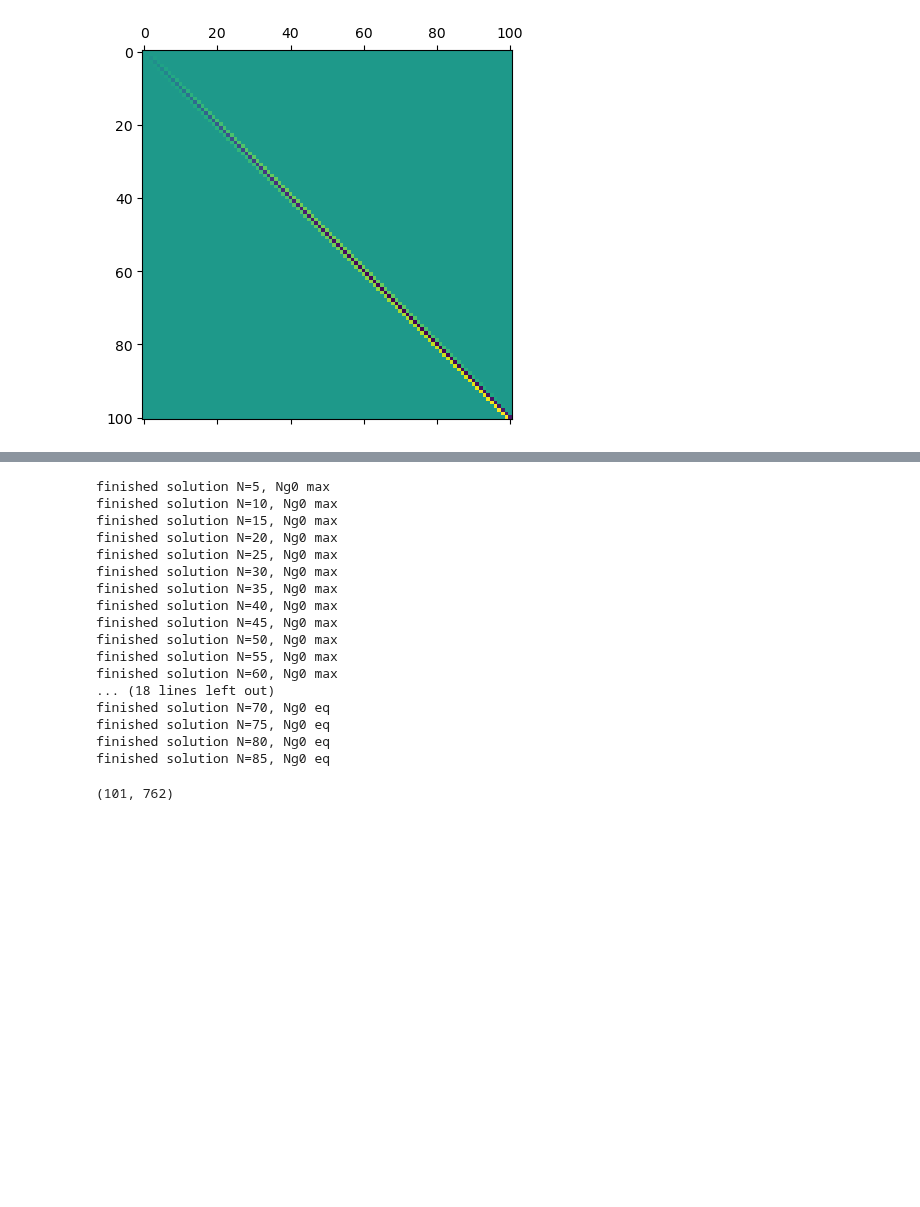
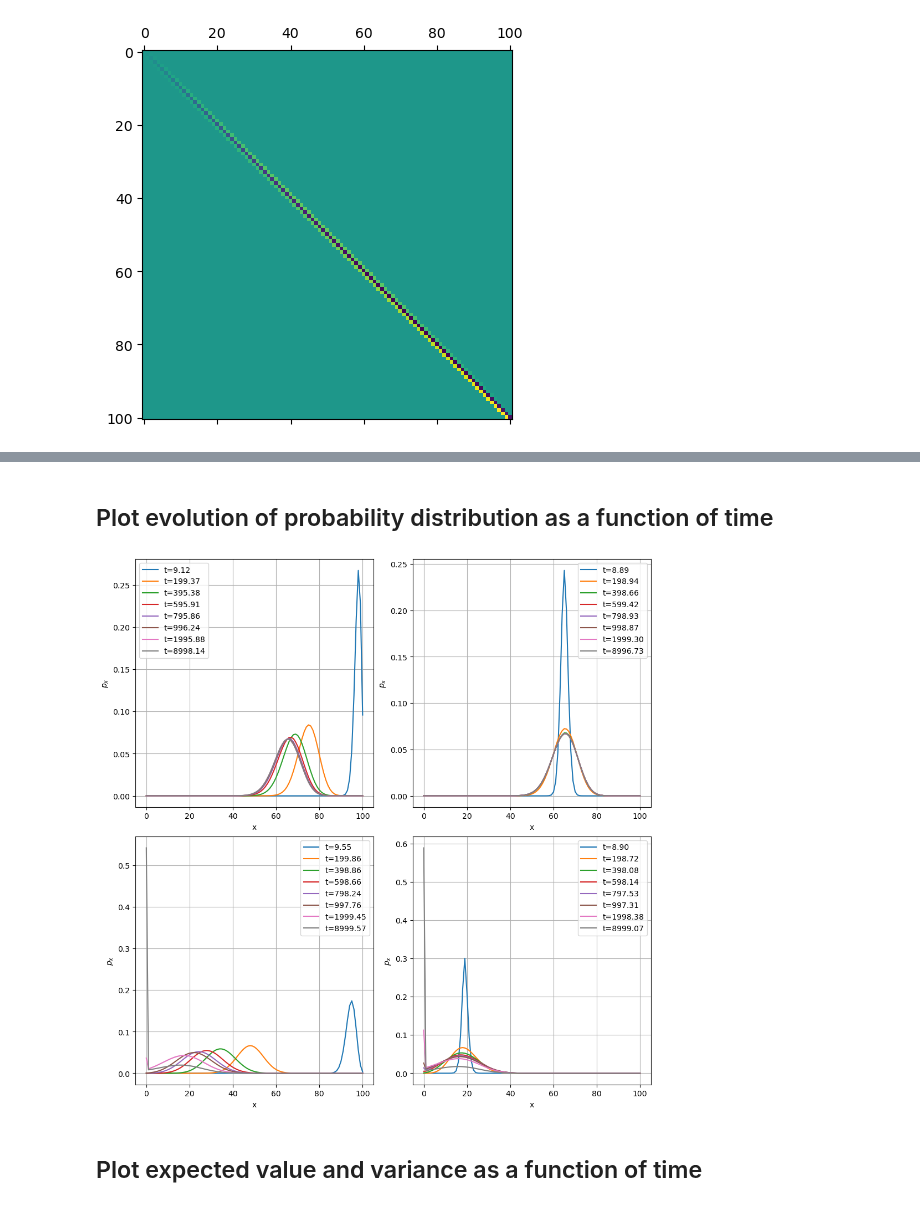
Before and after one commit to ELFREELAND/minecraft_sheep, a Jupyter notebook: stochastic_model_kolmogorov.ipynb, the cells around one changed output, grey strips where cells are left out. Drawn from its saved outputs; the diff is of its cells as text; code cells hidden in the pictures; blank space fills up the shorter version.

```diff
--- a/stochastic_model_kolmogorov.ipynb
+++ b/stochastic_model_kolmogorov.ipynb
@@ -86,32 +134,6 @@ def timeToIndex(ar, t):
     while ar[i+1] <= t:
         i += 1
     return i
-# %%
-sol_max = {str(i): simulate(i, 3600, "max") for i in range(5, 90, 5)}
-
-sol_eq = {str(i): simulate(i, 3600, "eq") for i in range(5, 90, 5)}
-# %% [output]
-finished solution N=5, Ng0 max
-finished solution N=10, Ng0 max
-finished solution N=15, Ng0 max
-finished solution N=20, Ng0 max
-finished solution N=25, Ng0 max
-finished solution N=30, Ng0 max
-finished solution N=35, Ng0 max
-finished solution N=40, Ng0 max
-finished solution N=45, Ng0 max
-finished solution N=50, Ng0 max
-finished solution N=55, Ng0 max
-finished solution N=60, Ng0 max
-... (18 lines left out)
-finished solution N=70, Ng0 eq
-finished solution N=75, Ng0 eq
-finished solution N=80, Ng0 eq
-finished solution N=85, Ng0 eq
-# %%
-sol_max["30"]["y"].shape
-# %% [output]
-(101, 762)
 # %%
 def pmfE(p):
     """calculate the expected value of the pmf p
@@ -123,13 +145,46 @@ def pmfVar(p):
     """calculate the variance of the pmf p
     p should be a vector where p[i] represents the probability of state x=i"""
     return np.sum(p*(np.arange(0, p.size)-pmfE(p))**2)
+# %% [markdown]
+## Plot evolution of probability distribution as a function of time
 # %%
-def evolutionPlot(a, sol, times):
+def evolutionPlot(a, sol, times, cycler=None):
     """on the axes a, plot the distribution of sol at times t
+    returns list of line2ds representing plotted data
     """
 
+    if cycler is not None:
+        a.set_prop_cycle(cycler)
+
+    lines = []
     for i in times:
-        a.plot(sol["y"][:,timeToIndex(sol["t"],i)],
-            label="t={0:.2f}".format(sol["t"][timeToIndex(sol["t"],i)]))
+        lines.append(
+            #append lines2d pointer to list
+            a.plot(sol["y"][:,timeToIndex(sol["t"],i)],
+            label="t={0:.2f}".format(sol["t"][timeToIndex(sol["t"],i)]))[0])
+    return lines
+# %%
+f, axs = plt.subplots(nrows=2, ncols=2, figsize=(10, 10), layout="constrained")
+
+axs = np.reshape(axs, 4)
+
+times = [10, 200, 400, 600, 800, 1000, 2000, 9000]
+
+evolutionPlot(axs[0], sol_max_100["30"], times)
+evolutionPlot(axs[1], sol_eq_100["30"], times)
+evolutionPlot(axs[2], sol_max_100["70"], times)
+evolutionPlot(axs[3], sol_eq_100["70"], times)
+
+for ax in axs:
+    ax.legend()
+    ax.grid(True)
+    ax.set_xlabel("x")
+    ax.set_ylabel("$p_x$")
+
+plt.show()
+# %% [output]
+[figure, added]
+# %% [markdown]
+## Plot expected value and variance as a function of time
 # %%
 def expPlot(a, sol):
```
Also changed, not shown: parts of 22 cells of this notebook, 3 other files.
